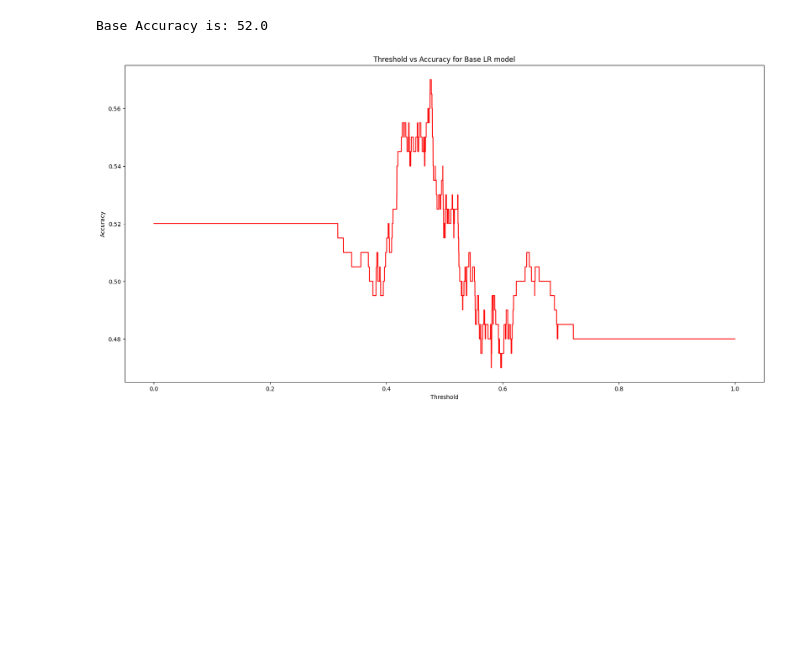
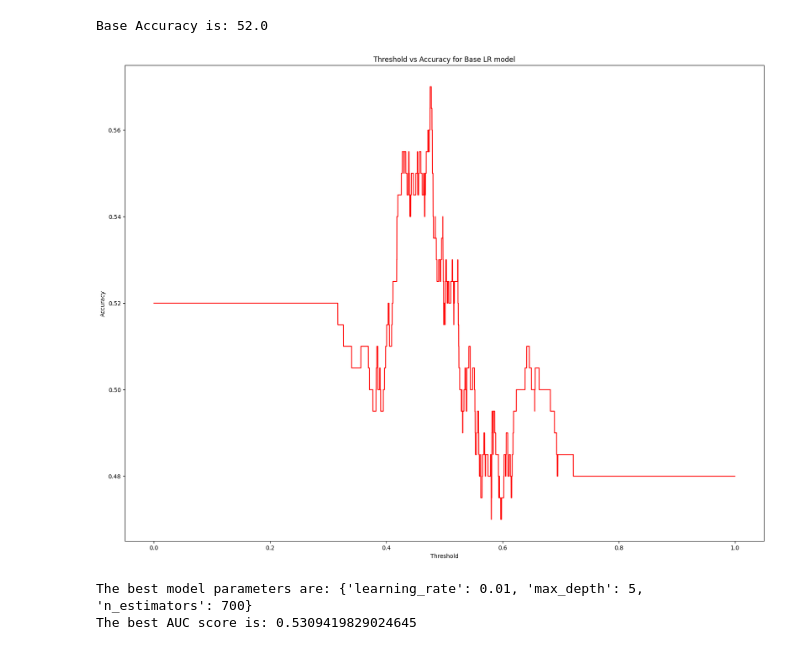
Before and after one commit to NathanPimenta/Synthea-Based-Hospital-Dashboard, a Jupyter notebook: Main Model.ipynb, the cells around one changed output. Drawn from its saved outputs; the diff is of its cells as text; code cells hidden in the pictures; blank space fills up the shorter version.

```diff
--- a/model1.ipynb
+++ b/Main Model.ipynb
@@ -140,3 +140,7 @@ satisfactionscore     int64
 length_of_stay        int64
 age_group             int64
 dtype: object
+# %%
+data['admissiondate'] = pd.to_datetime(data['admissiondate'])
+data['dischargedate'] = pd.to_datetime(data['dischargedate'])
+data
@@ -167,28 +185,57 @@ Base Accuracy is: 52.0
 # %%
 """ Threshold Based Log Regression """
 
 threshold , increment = 0.0001, 0.0001
 y_pred_proba = model.predict_proba(X_test)[:, 1]
 
 thresh = []
 accuracy = []
 while threshold <= 1:
 
     y_pred_proba1 = (y_pred_proba >= threshold)
     acc = accuracy_score(y_test, y_pred_proba1)
 
     accuracy.append(acc)
     thresh.append(threshold)
     threshold += increment
 
-plt.figure(figsize=(20, 10))
+plt.figure(figsize=(20, 15))
 plt.plot(thresh, accuracy, c='r')
 
 plt.xlabel('Threshold')
 plt.ylabel('Accuracy')
 plt.title('Threshold vs Accuracy for Base LR model')
 plt.show()
 # %% [output]
-[figure, old version]
+[figure, new version]
 # %%
-""" Experimenting with some EDA """
+""" Using HyperParameter Tuning for the 1st XGBoost Model"""
+
+xgb = XGBClassifier(
+    objective='binary:logistic',
+    eval='auc',
+    seed=42
+)
+
+params = {
+
+    'n_estimators': [100, 200, 300, 400, 500, 600, 700, 800, 900, 1000],
+    'learning_rate': [0.001, 0.002, 0.01, 0.02, 0.1, 0.2],
+    'max_depth': [i for i in range(3, 11)]
+}
+
+gcv = GridSearchCV(
+
+    estimator=xgb,
+    param_grid=params,
+    n_jobs=-1,
+    scoring='roc_auc'
+)
+
+gcv.fit(X_train, y_train)
+
+print(f"The best model parameters are: {gcv.best_params_}")
+print(f"The best AUC score is: {gcv.best_score_}")
+# %% [output]
+The best model parameters are: {'learning_rate': 0.01, 'max_depth': 5, 'n_estimators': 700}
+The best AUC score is: 0.5309419829024645
```
Also changed, not shown: parts of 2 cells of this notebook, 4 other files.
